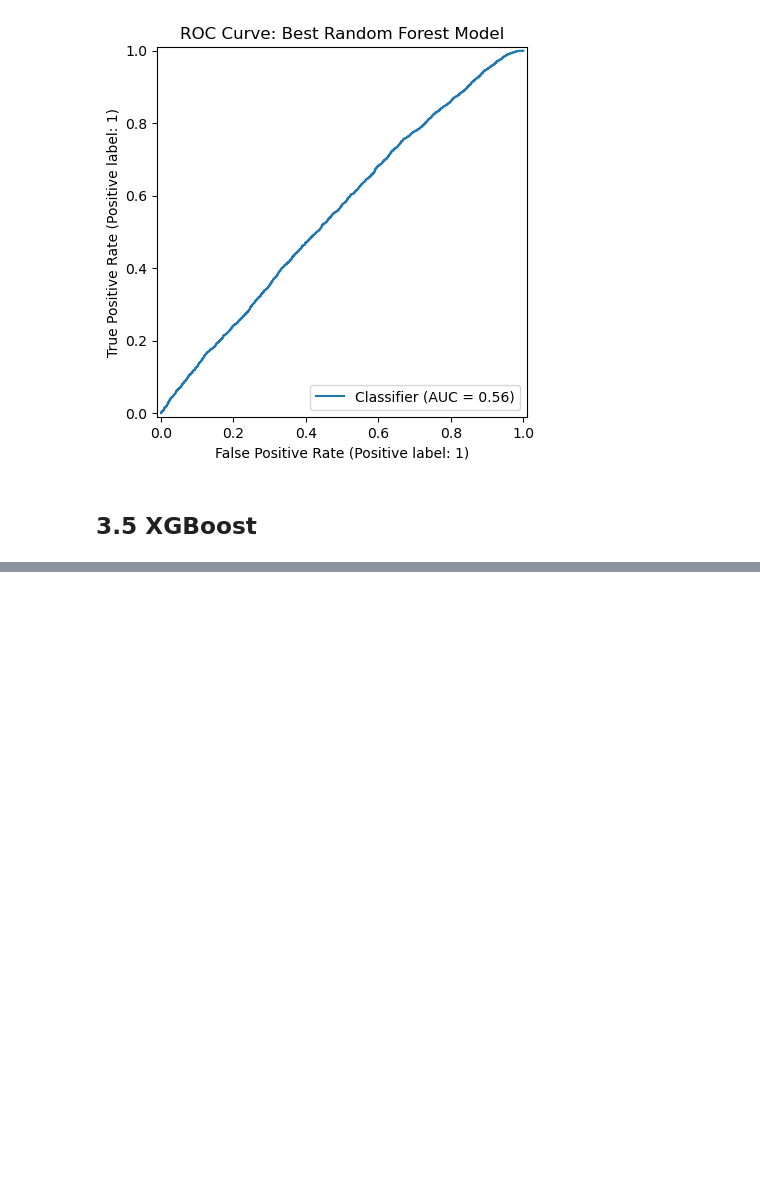
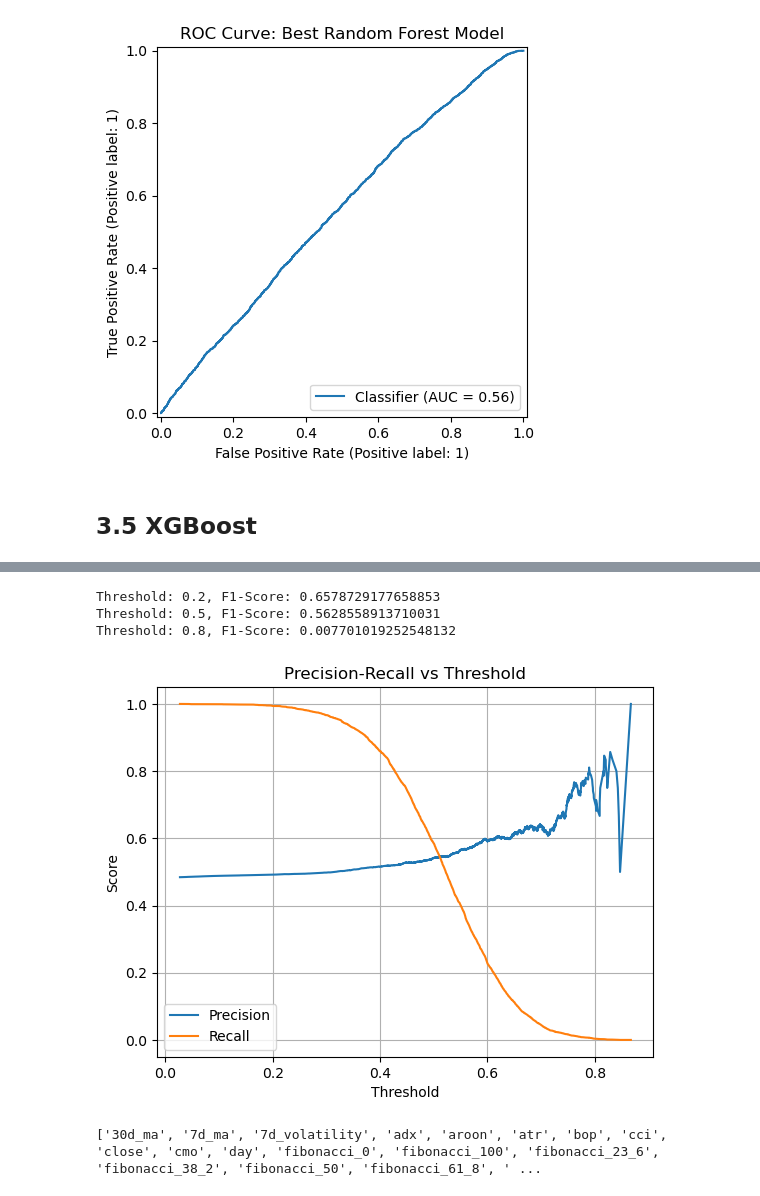
Before and after one commit to pynat/stable_coin, a Jupyter notebook: notebook.ipynb, the cells around one changed output, grey strips where cells are left out. Drawn from its saved outputs; the diff is of its cells as text; code cells hidden in the pictures; blank space fills up the shorter version.

```diff
--- a/notebook.ipynb
+++ b/notebook.ipynb
@@ -1386,0 +1361,26 @@ print(dv.get_feature_names_out())
+# %%
+# train model
+model_xgb = xgb.XGBClassifier(
+    eta=float(best_eta),
+    max_depth=int(best_max_depth),
+    min_child_weight=int(best_min_child_weight),
+    objective='binary:logistic',
+    eval_metric='auc',
+    scale_pos_weight=scale_pos_weight,
+    nthread=8,
+    seed=1,
+    verbosity=1
+)
+
+# Train model
+model_xgb.fit(X_train, y_train)
+
+# make predictions and evaluate model
+y_pred_prob = model_xgb.predict_proba(X_val)[:, 1]
+y_pred_final = (y_pred_prob >= 0.5).astype(int)
+
+print(f"XGBoost Accuracy on the Validation Set: {accuracy_score(y_val, y_pred_final)}")
+print(f"XGBoost Confusion Matrix on the Validation Set:\n{confusion_matrix(y_val, y_pred_final)}")
+print(f"XGBoost Classification Report on the Validation Set:\n{classification_report(y_val, y_pred_final)}")
+print(f"XGBoost F1-Score on the Validation Set: {f1_score(y_val, y_pred_final)}")
+print(f"XGBoost ROC-AUC on the Validation Set: {roc_auc_score(y_val, model_xgb.predict_proba(X_val)[:, 1])}")
@@ -1386,0 +1430,24 @@ print(dv.get_feature_names_out())
+# %%
+for threshold in [0.2, 0.5, 0.8]:
+    y_pred_adjusted = (y_pred_prob >= threshold).astype(int)
+    print(f"Threshold: {threshold}, F1-Score: {f1_score(y_val, y_pred_adjusted)}")
+# %% [output]
+Threshold: 0.2, F1-Score: 0.6578729177658853
+Threshold: 0.5, F1-Score: 0.5628558913710031
+Threshold: 0.8, F1-Score: 0.007701019252548132
+# %%
+# precision vs recall
+
+precision, recall, thresholds = precision_recall_curve(y_val, y_pred_prob)
+
+plt.plot(thresholds, precision[:-1], label="Precision")
+plt.plot(thresholds, recall[:-1], label="Recall")
+plt.xlabel("Threshold")
+plt.ylabel("Score")
+plt.title("Precision-Recall vs Threshold")
+plt.legend()
+plt.savefig('images/precision_recall_xgboost.png')
+plt.grid()
+plt.show()
+# %% [output]
+[figure, added]
@@ -1386,0 +1460,5 @@ print(dv.get_feature_names_out())
+# %%
+feature_names = dv.feature_names_
+print(feature_names)
+# %% [output]
+['30d_ma', '7d_ma', '7d_volatility', 'adx', 'aroon', 'atr', 'bop', 'cci', 'close', 'cmo', 'day', 'fibonacci_0', 'fibonacci_100', 'fibonacci_23_6', 'fibonacci_38_2', 'fibonacci_50', 'fibonacci_61_8', ' ...
```
Also changed, not shown: parts of 20 cells of this notebook, 12 other files.
